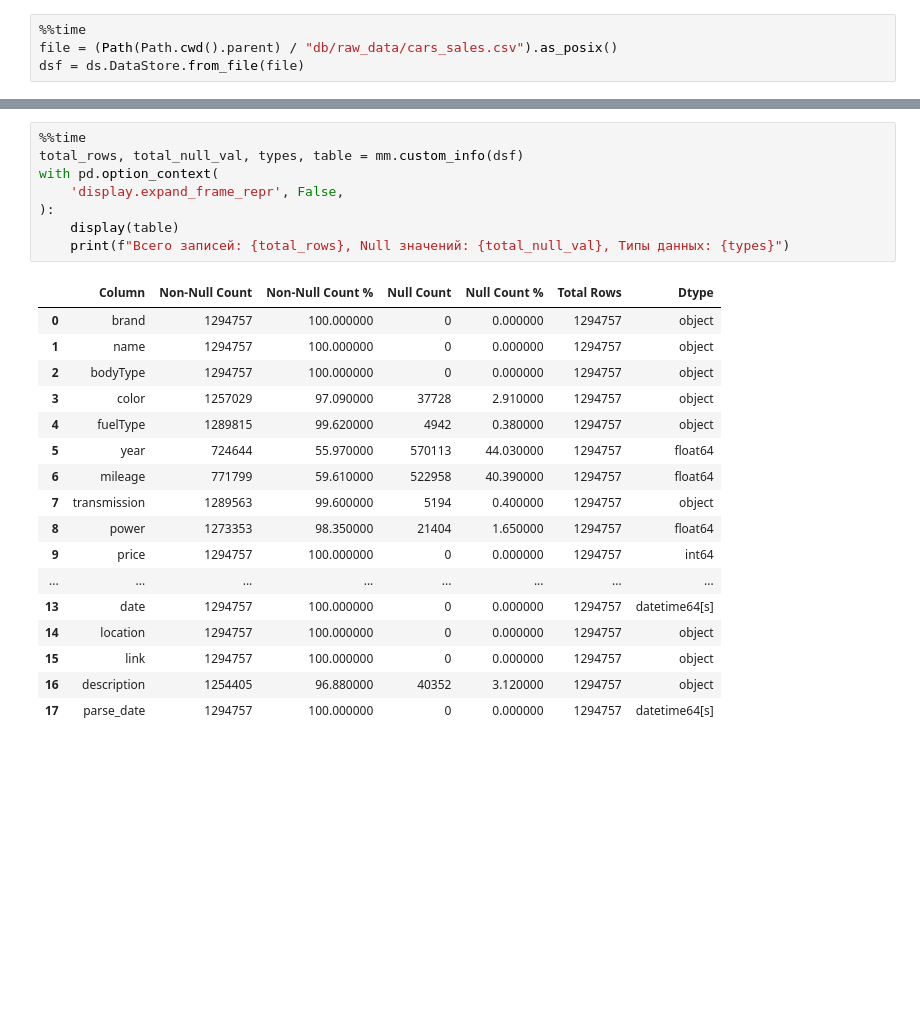
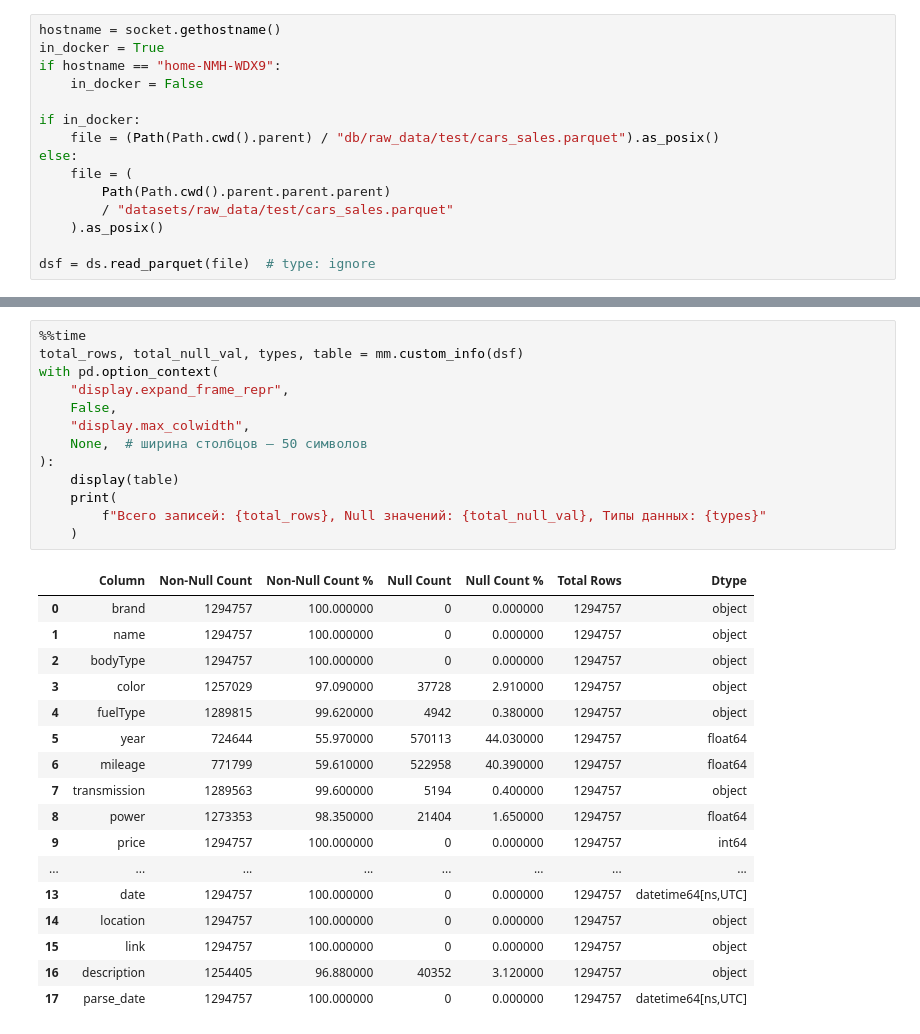
Before and after one commit to barmaley350/analytics, a Jupyter notebook: services/jupyter/notebooks/cars2_file.ipynb, the cells around one changed output, grey strips where cells are left out. Cells and saved outputs as stored; diff of their text form; blank space fills up the shorter version.

```diff
--- a/services/jupyter/notebooks/cars2_file.ipynb
+++ b/services/jupyter/notebooks/cars2_file.ipynb
@@ -21,5 +27,16 @@ Default dirty pages decay period: 5000ms
 # %%
-%%time
-file = (Path(Path.cwd().parent) / "db/raw_data/cars_sales.csv").as_posix()
-dsf = ds.DataStore.from_file(file)
+hostname = socket.gethostname()
+in_docker = True
+if hostname == "home-NMH-WDX9":
+    in_docker = False
+
+if in_docker:
+    file = (Path(Path.cwd().parent) / "db/raw_data/test/cars_sales.parquet").as_posix()
+else:
+    file = (
+        Path(Path.cwd().parent.parent.parent)
+        / "datasets/raw_data/test/cars_sales.parquet"
+    ).as_posix()
+
+dsf = ds.read_parquet(file)  # type: ignore
 # %% [output]
@@ -65,26 +83,31 @@ Wall time: 2.26 s
 # %%
 %%time
 total_rows, total_null_val, types, table = mm.custom_info(dsf)
 with pd.option_context(
-    'display.expand_frame_repr', False,
+    "display.expand_frame_repr",
+    False,
+    "display.max_colwidth",
+    None,  # ширина столбцов — 50 символов
 ):
     display(table)
-    print(f"Всего записей: {total_rows}, Null значений: {total_null_val}, Типы данных: {types}")
+    print(
+        f"Всего записей: {total_rows}, Null значений: {total_null_val}, Типы данных: {types}"
+    )
 # %% [output]
 |  | Column | Non-Null Count | Non-Null Count % | Null Count | Null Count % | Total Rows | Dtype |
 | 0 | brand | 1294757 | 100.000000 | 0 | 0.000000 | 1294757 | object |
 | 1 | name | 1294757 | 100.000000 | 0 | 0.000000 | 1294757 | object |
 | 2 | bodyType | 1294757 | 100.000000 | 0 | 0.000000 | 1294757 | object |
 | 3 | color | 1257029 | 97.090000 | 37728 | 2.910000 | 1294757 | object |
 | 4 | fuelType | 1289815 | 99.620000 | 4942 | 0.380000 | 1294757 | object |
 | 5 | year | 724644 | 55.970000 | 570113 | 44.030000 | 1294757 | float64 |
 | 6 | mileage | 771799 | 59.610000 | 522958 | 40.390000 | 1294757 | float64 |
 | 7 | transmission | 1289563 | 99.600000 | 5194 | 0.400000 | 1294757 | object |
 | 8 | power | 1273353 | 98.350000 | 21404 | 1.650000 | 1294757 | float64 |
 | 9 | price | 1294757 | 100.000000 | 0 | 0.000000 | 1294757 | int64 |
 | ... | ... | ... | ... | ... | ... | ... | ... |
-| 13 | date | 1294757 | 100.000000 | 0 | 0.000000 | 1294757 | datetime64[s] |
+| 13 | date | 1294757 | 100.000000 | 0 | 0.000000 | 1294757 | datetime64[ns,UTC] |
 | 14 | location | 1294757 | 100.000000 | 0 | 0.000000 | 1294757 | object |
 | 15 | link | 1294757 | 100.000000 | 0 | 0.000000 | 1294757 | object |
 | 16 | description | 1254405 | 96.880000 | 40352 | 3.120000 | 1294757 | object |
-| 17 | parse_date | 1294757 | 100.000000 | 0 | 0.000000 | 1294757 | datetime64[s] |
+| 17 | parse_date | 1294757 | 100.000000 | 0 | 0.000000 | 1294757 | datetime64[ns,UTC] |
```
Also changed, not shown: parts of 13 cells of this notebook, 6 other files.
